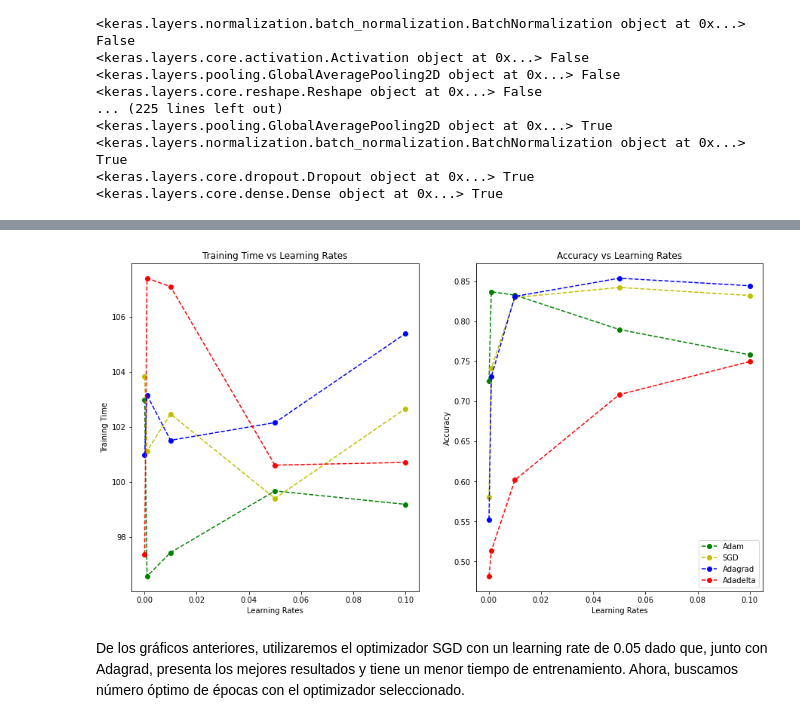
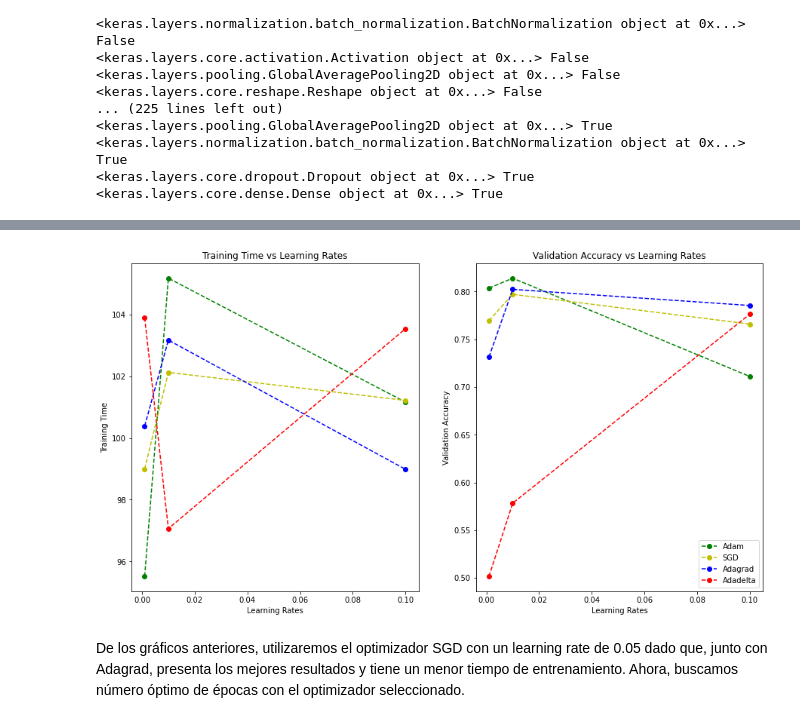
Before and after one commit to mtablado/uoc2022_deeplearning_pra, a Jupyter notebook: 2021-2_M2.875_PRA_mtabladol.ipynb, the cells around one changed output, grey strips where cells are left out. Saved outputs shown, nothing was run; the diff lists cells and outputs as text; code cells hidden in the pictures.

```diff
--- a/2021-2_M2.875_PRA_mtabladol.ipynb
+++ b/2021-2_M2.875_PRA_mtabladol.ipynb
@@ -260,13 +276,13 @@ for layer in model.layers:
 <keras.layers.core.dense.Dense object at 0x...> True
 # %%
 # Compile
-optimizer = SGD(learning_rate=0.01)
 model.compile(
-    optimizer=optimizer, loss="binary_crossentropy", metrics=["accuracy"]
+    optimizer=SGD(learning_rate=0.01),
+    loss=keras.losses.BinaryCrossentropy(from_logits=False),
+    metrics=[keras.metrics.BinaryAccuracy()]
 )
-
 # Entrenar el modelo
 t0 = timeit.default_timer()
-mfit = model.fit(train_ds, epochs=100, batch_size=128, validation_data=valid_ds)
+mfit = model.fit(train_ds, epochs=20, batch_size=128, validation_data=valid_ds)
 training_time_ann = timeit.default_timer() - t0
 # %% [output]
@@ -303,12 +335,16 @@ def compute(model, train_ds, valid_ds):
     optimizer = optimizers[i]
     # Not sure if this helps reseting the model
     model = build_model()
-    model.compile(optimizer[0], "binary_crossentropy", metrics=["accuracy"])
+    model.compile(
+        optimizer=optimizer[0],
+        loss=keras.losses.BinaryCrossentropy(from_logits=False),
+        metrics=[keras.metrics.BinaryAccuracy()]
+    )
     t0 = timeit.default_timer()
     history = model.fit(train_ds, epochs=20, batch_size=64, verbose=1,
                         validation_data=valid_ds)
     training_time = timeit.default_timer() - t0
-    avg_accuracy = np.mean(history.history['accuracy'])
+    avg_accuracy = np.mean(history.history['val_binary_accuracy'])
     result.append([optimizer[1], optimizer[2], training_time, avg_accuracy])
   return result
 # %%
@@ -371,36 +407,36 @@ for i in range(len(times)):
     sgd_rates.append(rates[i])
     sgd_times.append(times[i])
     sgd_accuracy.append(acc[i])
   elif opts[i] == 'Adagrad':
     adagrad_rates.append(rates[i])
     adagrad_times.append(times[i])
     adagrad_accuracy.append(acc[i])
   elif opts[i] == 'Adadelta':
     adadelta_rates.append(rates[i])
     adadelta_times.append(times[i])
     adadelta_accuracy.append(acc[i])
 
 fig, ax = plt.subplots(1,2, figsize=(15,8))
 
 ax[0].plot(adam_rates, adam_times, linestyle='--', marker='o', color='g', label='Adam')
 ax[0].plot(sgd_rates, sgd_times, linestyle='--', marker='o', color='y', label='SGD')
 ax[0].plot(adagrad_rates, adagrad_times, linestyle='--', marker='o', color='b', label='Adagrad')
 ax[0].plot(adadelta_rates, adadelta_times, linestyle='--', marker='o', color='r', label='Adadelta')
 ax[0].set_title('Training Time vs Learning Rates')
 ax[0].set_xlabel('Learning Rates')
 ax[0].set_ylabel('Training Time')
 
 ax[1].plot(adam_rates, adam_accuracy, linestyle='--', marker='o', color='g', label='Adam')
 ax[1].plot(sgd_rates, sgd_accuracy, linestyle='--', marker='o', color='y', label='SGD')
 ax[1].plot(adagrad_rates, adagrad_accuracy, linestyle='--', marker='o', color='b', label='Adagrad')
 ax[1].plot(adadelta_rates, adadelta_accuracy, linestyle='--', marker='o', color='r', label='Adadelta')
-ax[1].set_title('Accuracy vs Learning Rates')
+ax[1].set_title('Validation Accuracy vs Learning Rates')
 ax[1].set_xlabel('Learning Rates')
-ax[1].set_ylabel('Accuracy')
+ax[1].set_ylabel('Validation Accuracy')
 plt.legend()
 plt.show()
 # %% [output]
-[figure, old version]
+[figure, new version]
 # %% [markdown]
 De los gráficos anteriores, utilizaremos el optimizador SGD con un learning rate de 0.05 dado que, junto con Adagrad, presenta los mejores resultados y tiene un menor tiempo de entrenamiento. Ahora, buscamos número óptimo de épocas con el optimizador seleccionado.
 # %%
```
Also changed, not shown: parts of 20 cells of this notebook.
